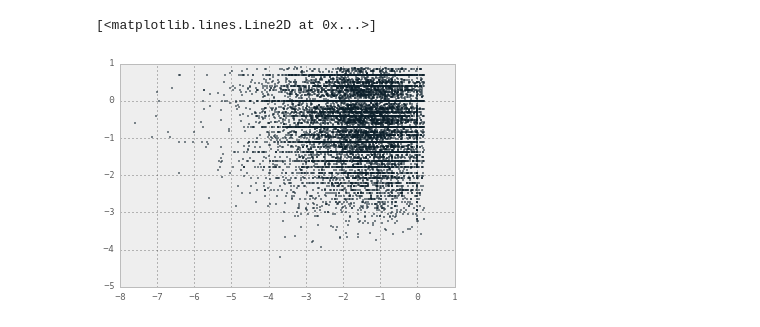
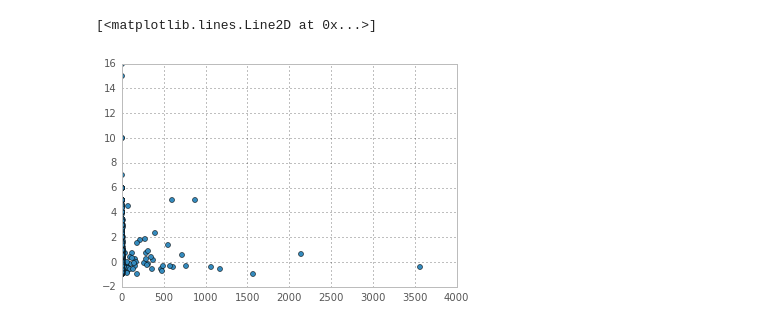
Before and after one commit to AmandaDoyle/BigDataTaxiFinalProject, a Jupyter notebook: Regression.ipynb, the cells around one changed output. Cells and saved outputs as stored; diff of their text form; code cells hidden in the pictures.

```diff
--- a/Regression.ipynb
+++ b/Regression.ipynb
@@ -65,5 +93,8 @@ df_test = test[(test['2010'] < test['2010'].quantile(.95)) & (test['2010count']
-# %%
-plt.plot(np.log(df_test['2010']), np.log(df_test['2010count']), 'o', markersize = 1)
-# %% [output]
-[<matplotlib.lines.Line2D at 0x...>]
-[figure, removed]
+# %%
+df_test = test[(test['2011'] > test['2011'].quantile(.95)) ] #& (test['2010'] < test['2010'].quantile(.99))]# & (test['2010price'] > test['2010price'].quantile(.95))]
+# %%
+#df_test
+plt.plot(df_test['2011'], df_test['2009count'], 'o', markersize = 5)
+# %% [output]
+[<matplotlib.lines.Line2D at 0x...>]
+[figure, added]
```
Also changed, not shown: parts of 21 cells of this notebook.
